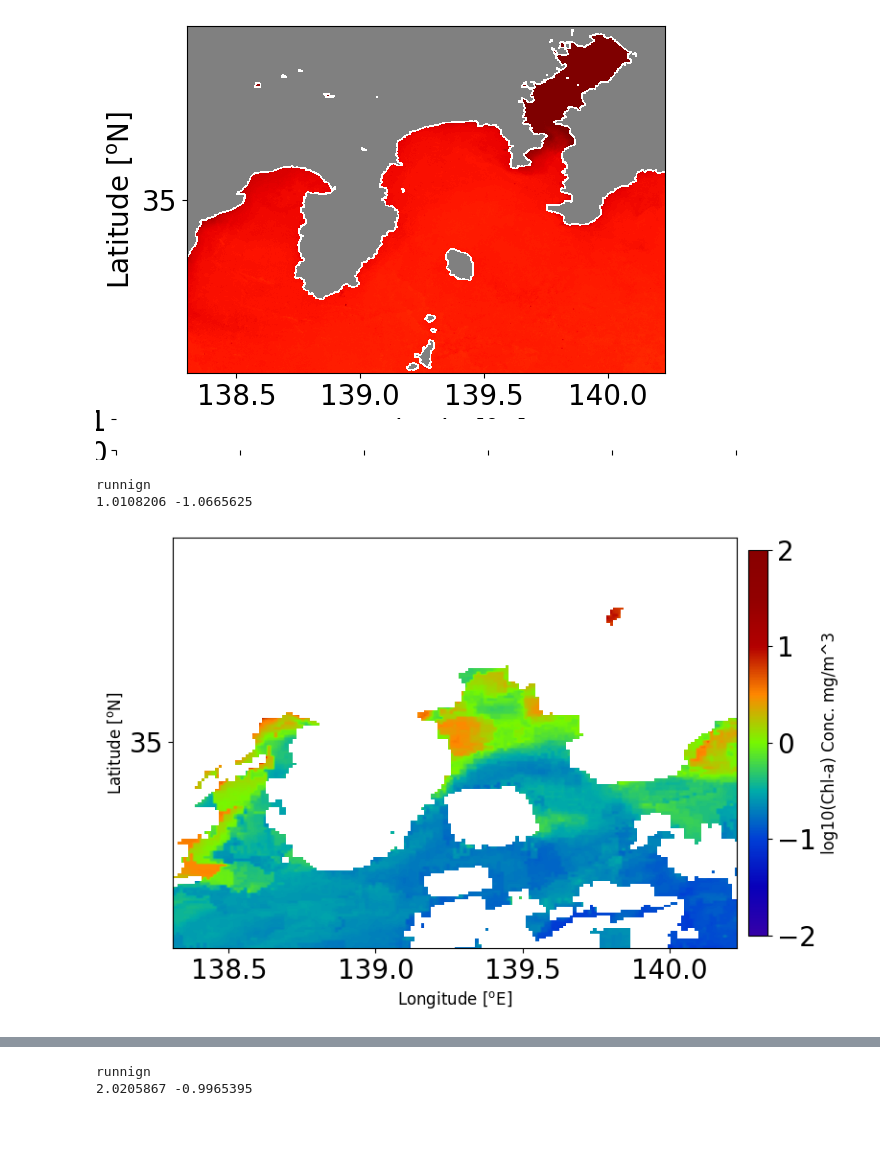
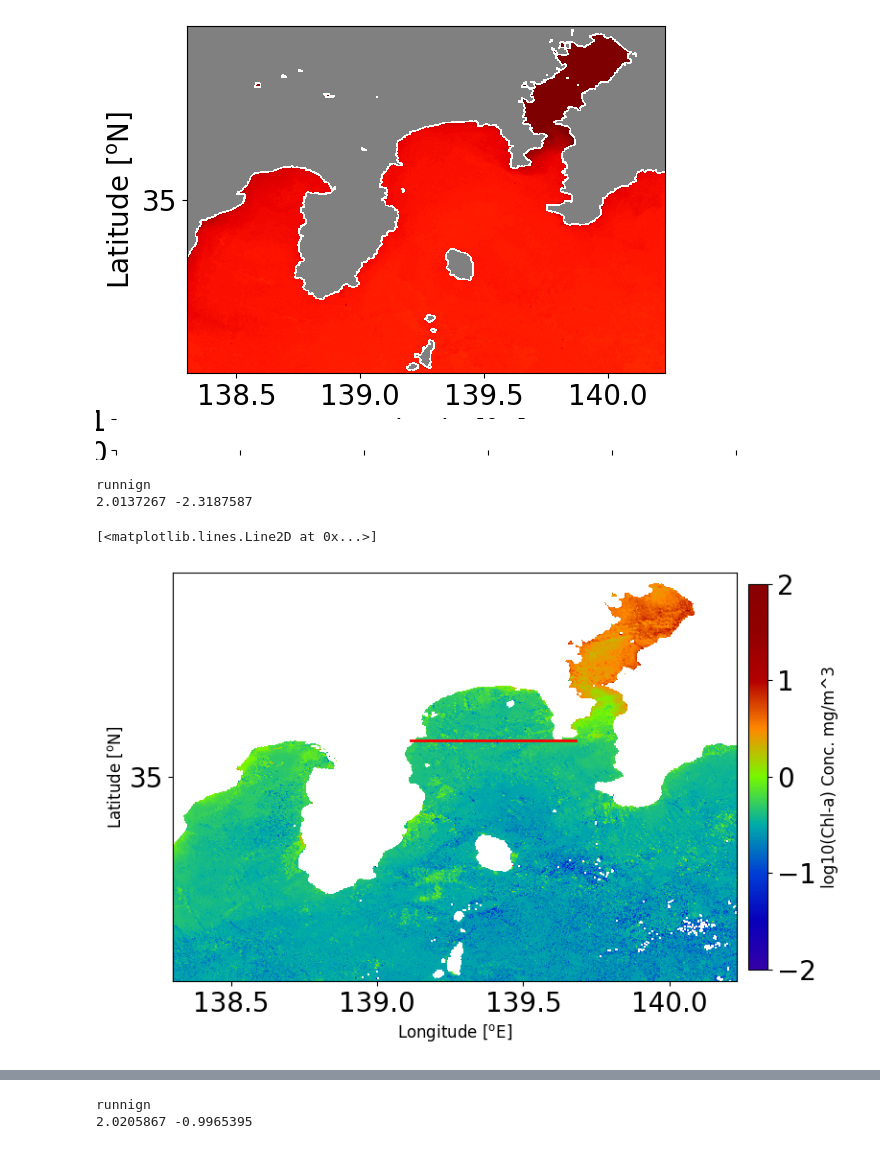
Before and after one commit to robel-milashu/NMEW.demos, a Jupyter notebook: NMEW_data_visualization_demo-Copy1.ipynb, the cells around one changed output, grey strips where cells are left out. Drawn from its saved outputs; the diff is of its cells as text; code cells hidden in the pictures.

```diff
--- a/NMEW_data_visualization_demo-Copy1.ipynb
+++ b/NMEW_data_visualization_demo-Copy1.ipynb
@@ -8,7 +8,7 @@ from mpl_toolkits import basemap
 from netCDF4 import Dataset, num2date
 # %%
 # Input file and data visualization settings
-file = '2023GS202301_CHL_NW_month.nc'
+file = './results/gcomc/chla/2018/GS201812_CHL_NW_month.nc'
 varname = 'chlor_a'
 font_size = 20
 cmin, cmax = -2, 2
@@ -157,36 +156,45 @@ extent = [lon_cropped.min(), lon_cropped.max(), lat_cropped.min(), lat_cropped.m
 
 # Land mask
 mask = np.where(~sds_cropped_log.mask, np.nan, 0)
 ax.imshow(mask, cmap='gray', vmin=-2, vmax=0, extent=extent)
 
 # Create a colormap object
 custom_colormap = LinearSegmentedColormap.from_list('custom', rgb_colors)
 
 print(sds_cropped_log.max(), sds_cropped_log.min())
 # Data
 # We no longer use LogNorm here since we've manually applied log10
 # ims = ax.imshow(sds_cropped_log, cmap='jet', extent=extent)
 ims = ax.imshow(sds_cropped_log,vmin=cmin, vmax=cmax,  cmap=custom_colormap, extent=extent)
 
 # # Figure labels
 ax.set_xlabel('Longitude [$^\mathregular{o}$E]', fontsize="12")
 ax.set_ylabel('Latitude [$^\mathregular{o}$N]', fontsize="12")
-ax.set_yticks(range(int(np.ceil(lat_cropped.min())), int(np.ceil(lat_cropped.max())) + 1, 5))
+ax.set_yticks(range(int(np.ceil(lat_cropped.min())), int(np.ceil(lat_cropped.max())) + 1, 1))
 # ax.set_title(time[0].strftime('%b %Y'))
 
 # # Colourbar
 cbar = fig.colorbar(ims, ax=ax, orientation='vertical', fraction=0.0324, pad=0.02, aspect=20)
 cbar.set_label('log10(Chl-a) Conc. mg/m^3', fontsize="12")
 
+# Small Sagami Bay
+lat_min, lat_max = 35.124, 35.34
+lon_min, lon_max = 139.115, 139.68
+
+# # Draw a rectangle around the region of interest
+plot.plot([lon_min, lon_max], [lat_min, lat_min], color='r', lw=2)
+
+
 # # colourbar with axes set to match figure size
 # cax = plot.axes([0.8, 0.1, 0.03, 0.7]) # setup colorbar axes
 # cb = plot.colorbar(pm, label=label, cax=cax, format='%g') # draw colorbar
 # cb.ax.tick_params(width=2, length=4)
 # save
 # %% [output]
 runnign
-1.0108206 -1.0665625
+2.0137267 -2.3187587
+[<matplotlib.lines.Line2D at 0x...>]
-[figure, old version]
+[figure, new version]
 # %%
 # Assuming sds_cropped_log contains the log10 transformed data values
 # Flatten the array to 1D for histogram plotting
```
Also changed, not shown: parts of 2 cells of this notebook.
